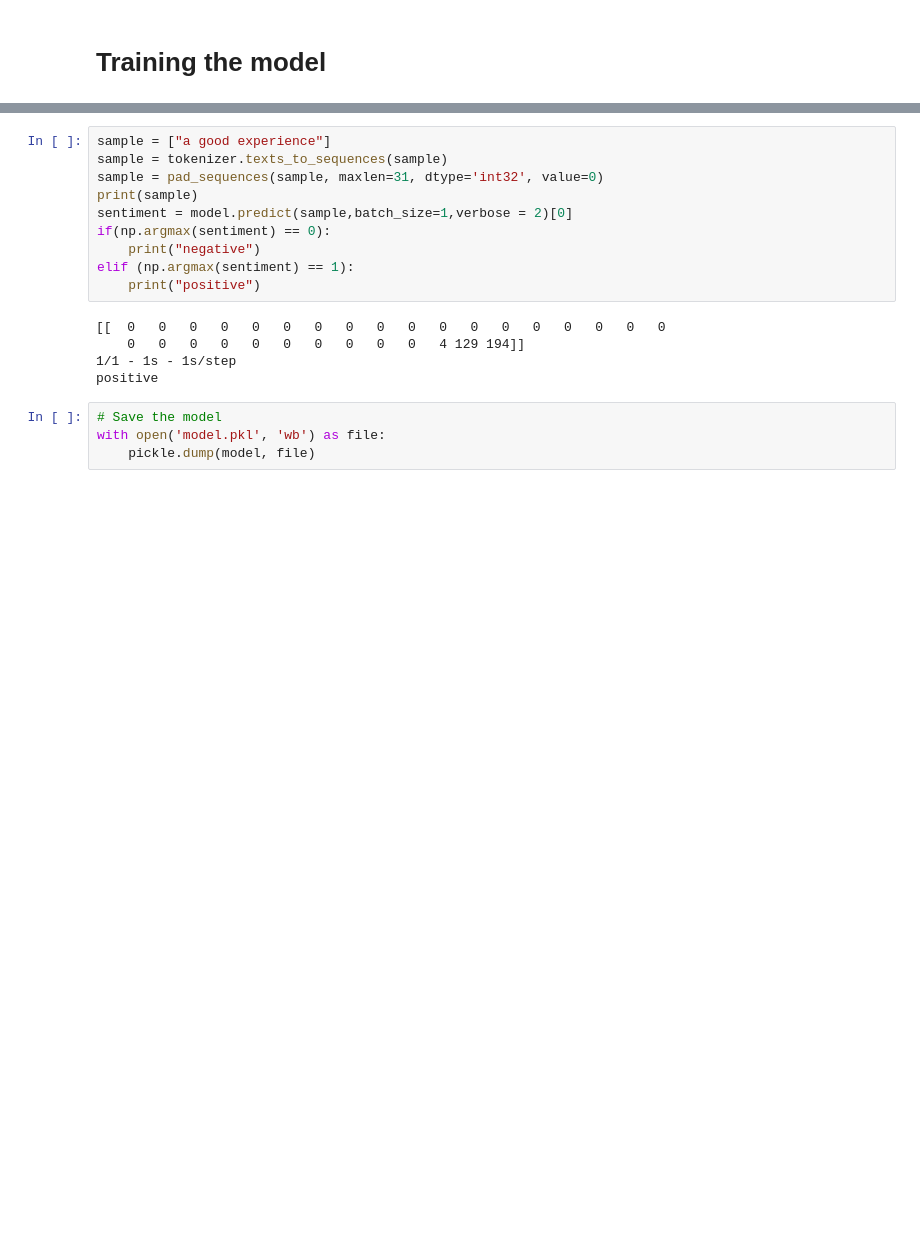
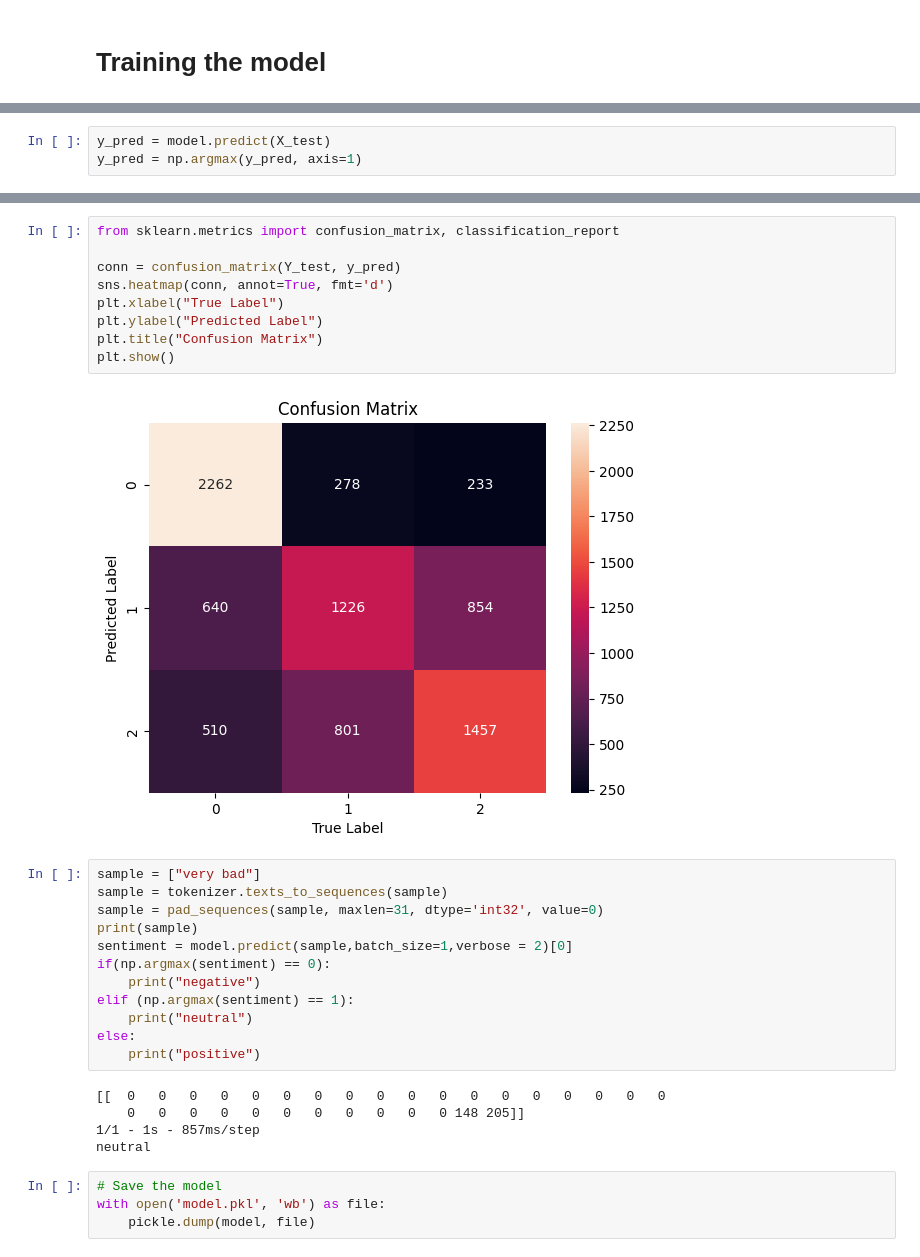
Before and after one commit to nimendra-ag/airline_sentiment_analysis_rnn, a Jupyter notebook: Airline_Sentiment_Analysis.ipynb, the cells around one changed output, grey strips where cells are left out. Cells and saved outputs as stored; diff of their text form; blank space fills up the shorter version.

```diff
--- a/Airline_Sentiment_Analysis.ipynb
+++ b/Airline_Sentiment_Analysis.ipynb
@@ -390,0 +391,3 @@ plot_confusion_matrix(confusion_mtx, classes = range(2))
+# %%
+y_pred = model.predict(X_test)
+y_pred = np.argmax(y_pred, axis=1)
@@ -391,5 +396,16 @@ plot_confusion_matrix(confusion_mtx, classes = range(2))
+# %%
+from sklearn.metrics import confusion_matrix, classification_report
+
+conn = confusion_matrix(Y_test, y_pred)
+sns.heatmap(conn, annot=True, fmt='d')
+plt.xlabel("True Label")
+plt.ylabel("Predicted Label")
+plt.title("Confusion Matrix")
+plt.show()
+# %% [output]
+[figure, added]
 # %%
-sample = ["a good experience"]
+sample = ["very bad"]
 sample = tokenizer.texts_to_sequences(sample)
 sample = pad_sequences(sample, maxlen=31, dtype='int32', value=0)
 print(sample)
@@ -397,12 +413,14 @@ sentiment = model.predict(sample,batch_size=1,verbose = 2)[0]
 if(np.argmax(sentiment) == 0):
     print("negative")
 elif (np.argmax(sentiment) == 1):
+    print("neutral")
+else:
     print("positive")
 # %% [output]
 [[  0   0   0   0   0   0   0   0   0   0   0   0   0   0   0   0   0   0
-    0   0   0   0   0   0   0   0   0   0   4 129 194]]
-1/1 - 1s - 1s/step
-positive
+    0   0   0   0   0   0   0   0   0   0   0 148 205]]
+1/1 - 1s - 857ms/step
+neutral
 # %%
 # Save the model
 with open('model.pkl', 'wb') as file:
```
Also changed, not shown: parts of 13 cells of this notebook.
